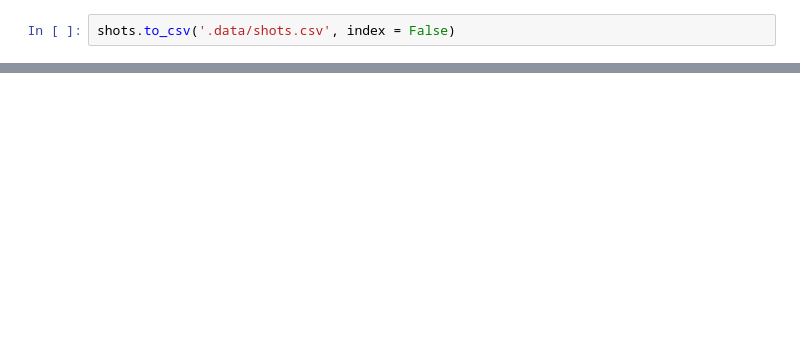
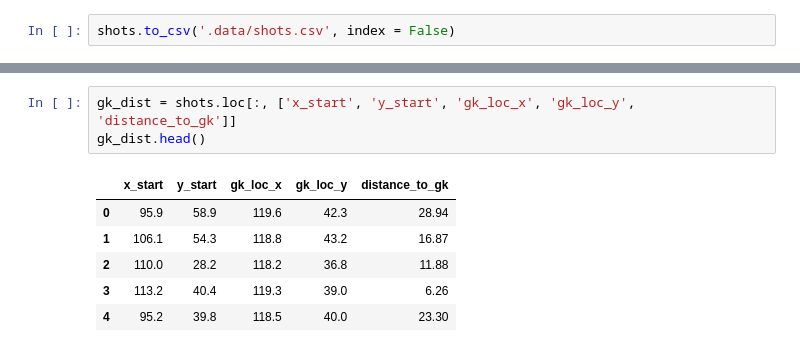
Before and after one commit to faridmusayev/Expected_Goals_Model, a Jupyter notebook: statsbomb/freeze_frame_preprocessing.ipynb, the cells around one changed output, grey strips where cells are left out. Saved outputs shown, nothing was run; the diff lists cells and outputs as text; blank space fills up the shorter version.

```diff
--- a/statsbomb/freeze_frame_preprocessing.ipynb
+++ b/statsbomb/freeze_frame_preprocessing.ipynb
@@ -519,0 +169,10 @@ shots.to_csv('.data/shots.csv', index = False)
+# %%
+gk_dist = shots.loc[:, ['x_start', 'y_start', 'gk_loc_x', 'gk_loc_y', 'distance_to_gk']]
+gk_dist.head()
+# %% [output]
+|  | x_start | y_start | gk_loc_x | gk_loc_y | distance_to_gk |
+| 0 | 95.9 | 58.9 | 119.6 | 42.3 | 28.94 |
+| 1 | 106.1 | 54.3 | 118.8 | 43.2 | 16.87 |
+| 2 | 110.0 | 28.2 | 118.2 | 36.8 | 11.88 |
+| 3 | 113.2 | 40.4 | 119.3 | 39.0 | 6.26 |
+| 4 | 95.2 | 39.8 | 118.5 | 40.0 | 23.30 |
```
Also changed, not shown: parts of 25 cells of this notebook, 2 other files.
